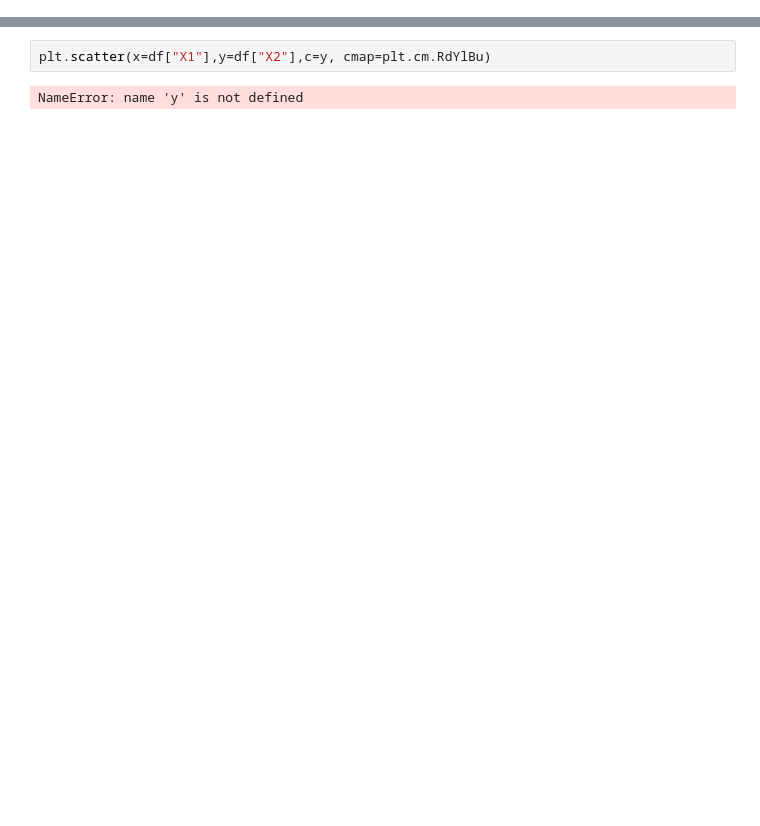
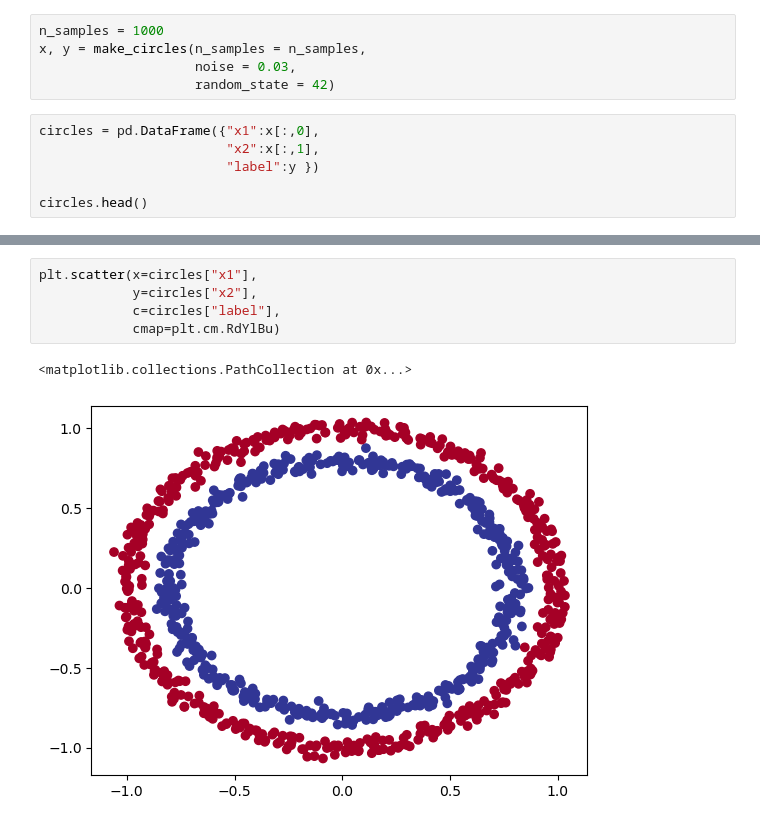
Before and after one commit to matticre/learn_ml, a Jupyter notebook: tutorial_02/tutorial_02_bin.ipynb, the cells around one changed output, grey strips where cells are left out. Saved outputs shown, nothing was run; the diff lists cells and outputs as text; blank space fills up the shorter version.

```diff
--- a/tutorial_02/tutorial_02_bin.ipynb
+++ b/tutorial_02/tutorial_02_bin.ipynb
@@ -40,0 +14,11 @@ Name: count, dtype: int64
+# %%
+n_samples = 1000
+x, y = make_circles(n_samples = n_samples,
+                    noise = 0.03,
+                    random_state = 42)
+# %%
+circles = pd.DataFrame({"x1":x[:,0],
+                        "x2":x[:,1],
+                        "label":y })
+
+circles.head()
@@ -41,4 +32,8 @@ Name: count, dtype: int64
 # %%
-plt.scatter(x=df["X1"],y=df["X2"],c=y, cmap=plt.cm.RdYlBu)
+plt.scatter(x=circles["x1"],
+            y=circles["x2"],
+            c=circles["label"],
+            cmap=plt.cm.RdYlBu)
 # %% [output]
-NameError: name 'y' is not defined
+<matplotlib.collections.PathCollection at 0x...>
+[figure, added]
```
Also changed, not shown: parts of 11 cells of this notebook.
